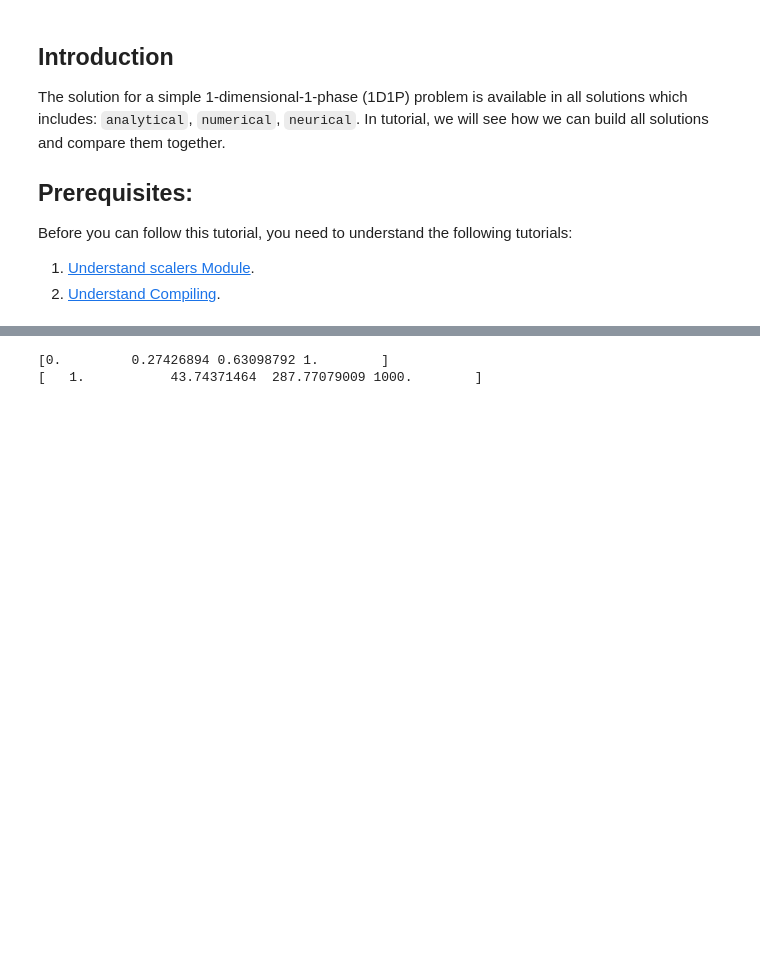
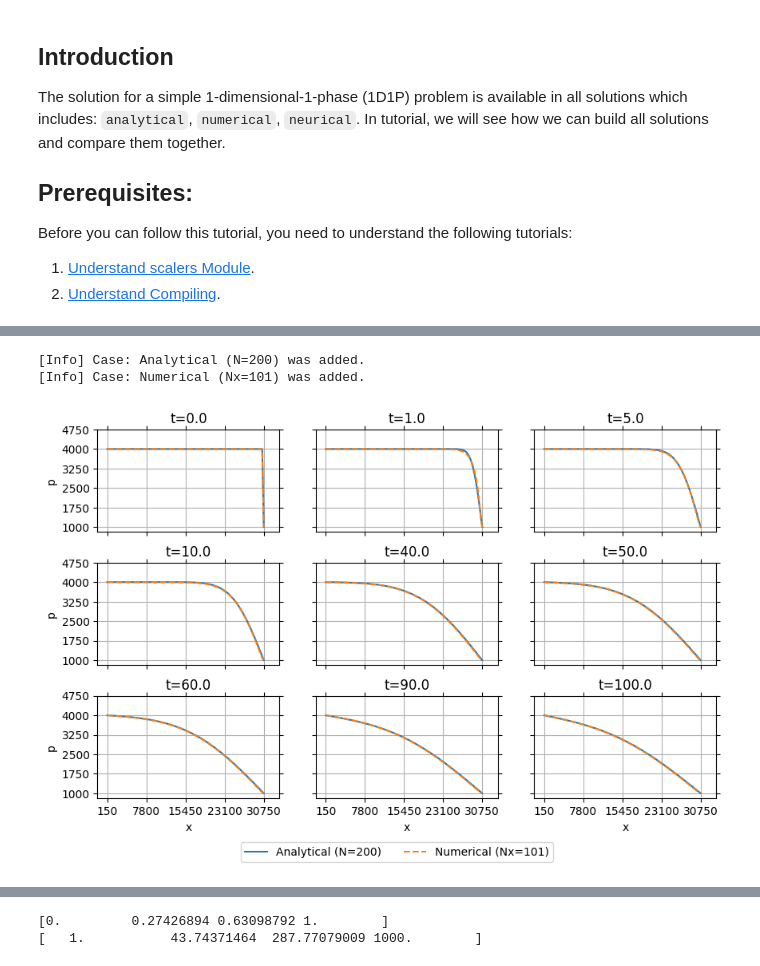
Before and after one commit to hiesabx/reservoirflow, a Jupyter notebook: docs/source/user_guide/tutorials/tutorial_different_solutions_1D1P.ipynb, the cells around one changed output, grey strips where cells are left out. Saved outputs shown, nothing was run; the diff lists cells and outputs as text; code cells hidden in the pictures; blank space fills up the shorter version.

```diff
--- a/docs/source/user_guide/tutorials/tutorial_different_solutions_1D1P.ipynb
+++ b/docs/source/user_guide/tutorials/tutorial_different_solutions_1D1P.ipynb
@@ -247,0 +191,9 @@ model.run(**run_config)
+# %%
+model.plot(
+    scale=False,
+    name="all",
+)
+# %% [output]
+[Info] Case: Analytical (N=200) was added.
+[Info] Case: Numerical (Nx=101) was added.
+[figure, added]
```
Also changed, not shown: parts of 39 cells of this notebook, 18 other files.
